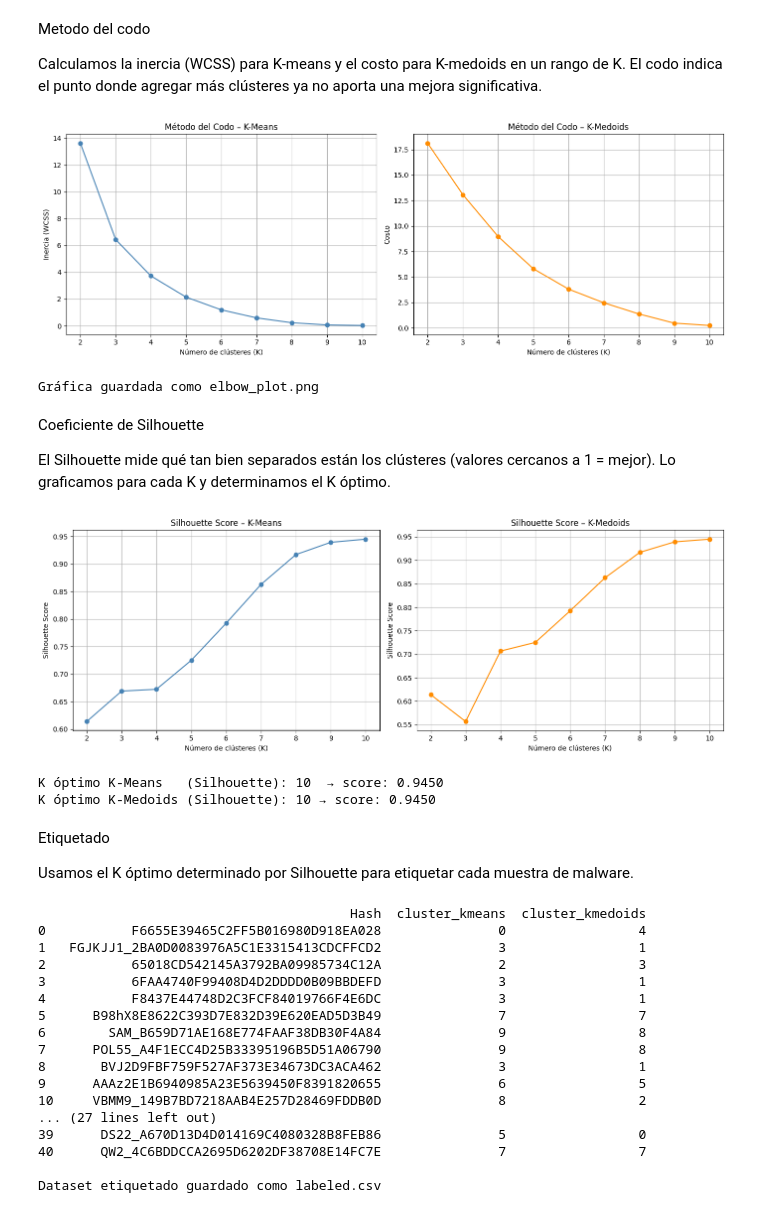
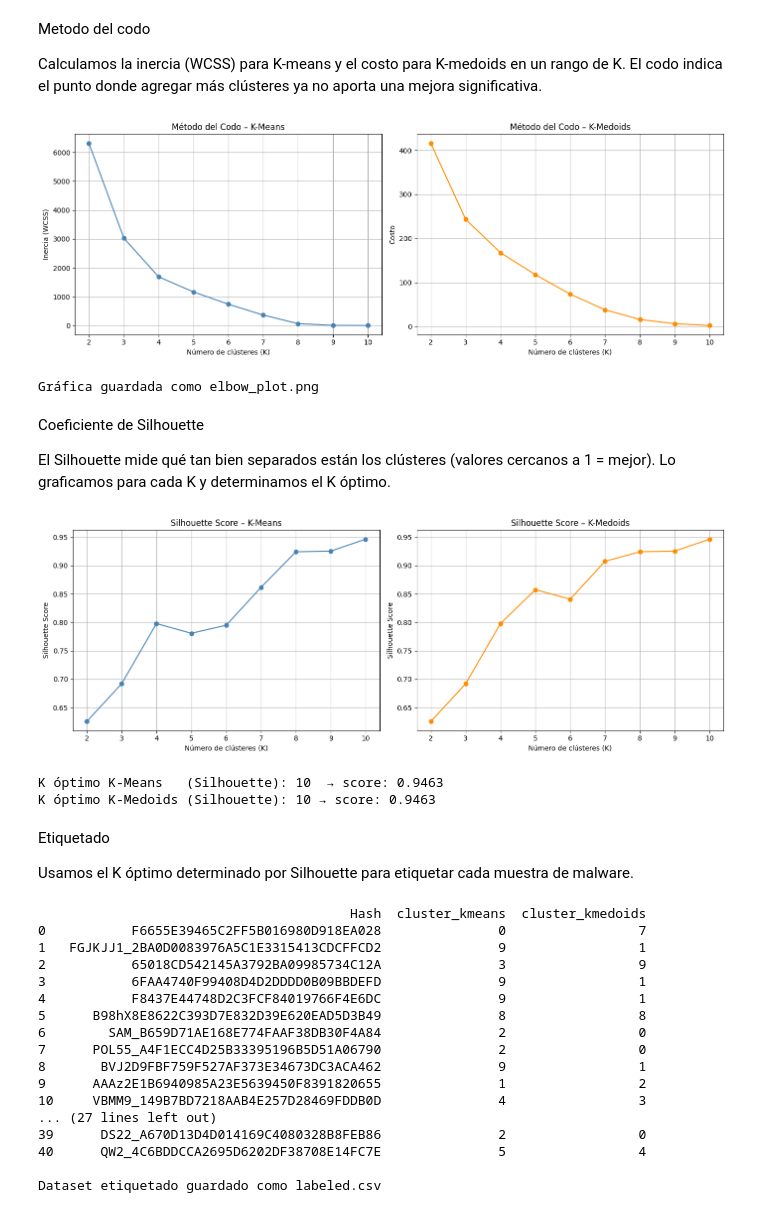
Before and after one commit to PedroPabloGuzmanMayen/Lab3__SDS, a Jupyter notebook: lab3.ipynb, the cells around one changed output. Drawn from its saved outputs; the diff is of its cells as text; code cells hidden in the pictures.

```diff
--- a/lab3.ipynb
+++ b/lab3.ipynb
@@ -227,15 +260,6 @@ df_new.to_csv('transformed.csv')
 # Parte 2 – Clustering
 Cargamos el dataset transformado y reconstruimos la matriz de features numérica.
 # %%
-import pandas as pd
-import numpy as np
-import re
-import matplotlib.pyplot as plt
-from sklearn.cluster import KMeans
-from sklearn.metrics import silhouette_score
-from sklearn.preprocessing import StandardScaler
-from sklearn_extra.cluster import KMedoids
-
 df = pd.read_csv('transformed.csv', index_col=0)
 
 def parse_imports(s):
@@ -250,7 +274,9 @@ ts_norm = StandardScaler().fit_transform(ts)
 
 X = np.hstack([X_imports, ts_norm])
 
-print('Shape de la matriz de features:', X.shape)
+X_scaled = StandardScaler().fit_transform(X)
+
+print('Shape de la matriz de features:', X_scaled.shape)
 # %% [output]
 Shape de la matriz de features: (40, 361)
 # %% [markdown]
@@ -265,7 +291,7 @@ K_range = range(2, 11)
 inertias_km = []
 for k in K_range:
     km = KMeans(n_clusters=k, random_state=42, n_init=10)
-    km.fit(X)
+    km.fit(X_scaled)
     inertias_km.append(km.inertia_)
 
 # K-medoids: costo
@@ -279,35 +305,35 @@ for k in K_range:
         init='k-medoids++',
         random_state=42,
         max_iter=500
     )
-    labels = kmed.fit_predict(X)
+    labels = kmed.fit_predict(X_scaled)
     unique_labels = np.unique(labels)
     if len(unique_labels) < k:
         print(f"K={k}: solo {len(unique_labels)} clústeres generados, omitiendo...")
         continue
     costs_kmed.append(kmed.inertia_)
     k_valid_elbow.append(k)
 
 fig, axes = plt.subplots(1, 2, figsize=(14, 5))
 
 axes[0].plot(list(K_range), inertias_km, marker='o', color='steelblue')
 axes[0].set_title('Método del Codo – K-Means')
 axes[0].set_xlabel('Número de clústeres (K)')
 axes[0].set_ylabel('Inercia (WCSS)')
 axes[0].grid(True)
 
 axes[1].plot(k_valid_elbow, costs_kmed, marker='o', color='darkorange')
 axes[1].set_title('Método del Codo – K-Medoids')
 axes[1].set_xlabel('Número de clústeres (K)')
 axes[1].set_ylabel('Costo')
 axes[1].grid(True)
 
 plt.tight_layout()
 plt.savefig('elbow_plot.png', dpi=150)
 plt.show()
 print('Gráfica guardada como elbow_plot.png')
 # %% [output]
-[figure, old version]
+[figure, new version]
 Gráfica guardada como elbow_plot.png
 # %% [markdown]
 Coeficiente de Silhouette
@@ -322,8 +348,8 @@ k_valid_sil = []
 for k in K_range:
     # K-Means
     km = KMeans(n_clusters=k, random_state=42, n_init=10)
-    labels_km = km.fit_predict(X)
-    sil_km.append(silhouette_score(X, labels_km))
+    labels_km = km.fit_predict(X_scaled)
+    sil_km.append(silhouette_score(X_scaled, labels_km))
 
     # K-Medoids
     kmed = KMedoids(
@@ -334,12 +360,12 @@ for k in K_range:
         random_state=42,
         max_iter=500
     )
-    labels_kmed = kmed.fit_predict(X)
+    labels_kmed = kmed.fit_predict(X_scaled)
     unique_labels = np.unique(labels_kmed)
     if len(unique_labels) < k:
         print(f"K={k}: solo {len(unique_labels)} clústeres, omitiendo Silhouette...")
         continue
-    sil_kmed.append(silhouette_score(X, labels_kmed))
+    sil_kmed.append(silhouette_score(X_scaled, labels_kmed))
     k_valid_sil.append(k)
 
 fig, axes = plt.subplots(1, 2, figsize=(14, 5))
@@ -366,9 +392,9 @@ k_opt_kmed = k_valid_sil[np.argmax(sil_kmed)] if sil_kmed else k_opt_km
 print(f'K óptimo K-Means   (Silhouette): {k_opt_km}  → score: {max(sil_km):.4f}')
 print(f'K óptimo K-Medoids (Silhouette): {k_opt_kmed} → score: {max(sil_kmed):.4f}')
 # %% [output]
-[figure, old version]
+[figure, new version]
-K óptimo K-Means   (Silhouette): 10  → score: 0.9450
-K óptimo K-Medoids (Silhouette): 10 → score: 0.9450
+K óptimo K-Means   (Silhouette): 10  → score: 0.9463
+K óptimo K-Medoids (Silhouette): 10 → score: 0.9463
 # %% [markdown]
 Etiquetado
 
@@ -387,8 +413,8 @@ kmed_final = KMedoids(
     max_iter=500
 )
 
-df['cluster_kmeans']   = km_final.fit_predict(X)
-df['cluster_kmedoids'] = kmed_final.fit_predict(X)
+df['cluster_kmeans']   = km_final.fit_predict(X_scaled)
+df['cluster_kmedoids'] = kmed_final.fit_predict(X_scaled)
 
 print(df[['Hash', 'cluster_kmeans', 'cluster_kmedoids']].to_string())
 
@@ -396,19 +422,19 @@ df.to_csv('labeled.csv')
 print('\nDataset etiquetado guardado como labeled.csv')
 # %% [output]
                                         Hash  cluster_kmeans  cluster_kmedoids
-0           F6655E39465C2FF5B016980D918EA028               0                 4
-1   FGJKJJ1_2BA0D0083976A5C1E3315413CDCFFCD2               3                 1
-2           65018CD542145A3792BA09985734C12A               2                 3
-3           6FAA4740F99408D4D2DDDD0B09BBDEFD               3                 1
-4           F8437E44748D2C3FCF84019766F4E6DC               3                 1
-5      B98hX8E8622C393D7E832D39E620EAD5D3B49               7                 7
-6        SAM_B659D71AE168E774FAAF38DB30F4A84               9                 8
-7      POL55_A4F1ECC4D25B33395196B5D51A06790               9                 8
-8       BVJ2D9FBF759F527AF373E34673DC3ACA462               3                 1
-9      AAAz2E1B6940985A23E5639450F8391820655               6                 5
-10     VBMM9_149B7BD7218AAB4E257D28469FDDB0D               8                 2
+0           F6655E39465C2FF5B016980D918EA028               0                 7
+1   FGJKJJ1_2BA0D0083976A5C1E3315413CDCFFCD2               9                 1
+2           65018CD542145A3792BA09985734C12A               3                 9
+3           6FAA4740F99408D4D2DDDD0B09BBDEFD               9                 1
+4           F8437E44748D2C3FCF84019766F4E6DC               9                 1
+5      B98hX8E8622C393D7E832D39E620EAD5D3B49               8                 8
+6        SAM_B659D71AE168E774FAAF38DB30F4A84               2                 0
+7      POL55_A4F1ECC4D25B33395196B5D51A06790               2                 0
+8       BVJ2D9FBF759F527AF373E34673DC3ACA462               9                 1
+9      AAAz2E1B6940985A23E5639450F8391820655               1                 2
+10     VBMM9_149B7BD7218AAB4E257D28469FDDB0D               4                 3
 ... (27 lines left out)
-39      DS22_A670D13D4D014169C4080328B8FEB86               5                 0
-40      QW2_4C6BDDCCA2695D6202DF38708E14FC7E               7                 7
+39      DS22_A670D13D4D014169C4080328B8FEB86               2                 0
+40      QW2_4C6BDDCCA2695D6202DF38708E14FC7E               5                 4
 
 Dataset etiquetado guardado como labeled.csv
```
Also changed, not shown: parts of 15 cells of this notebook, 6 other files.
